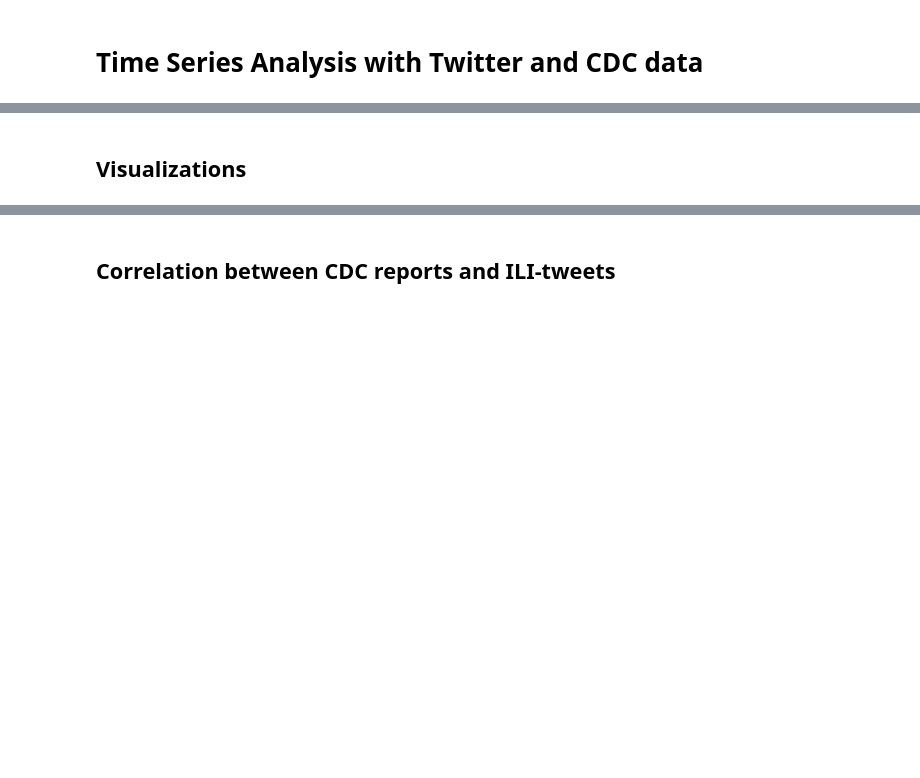
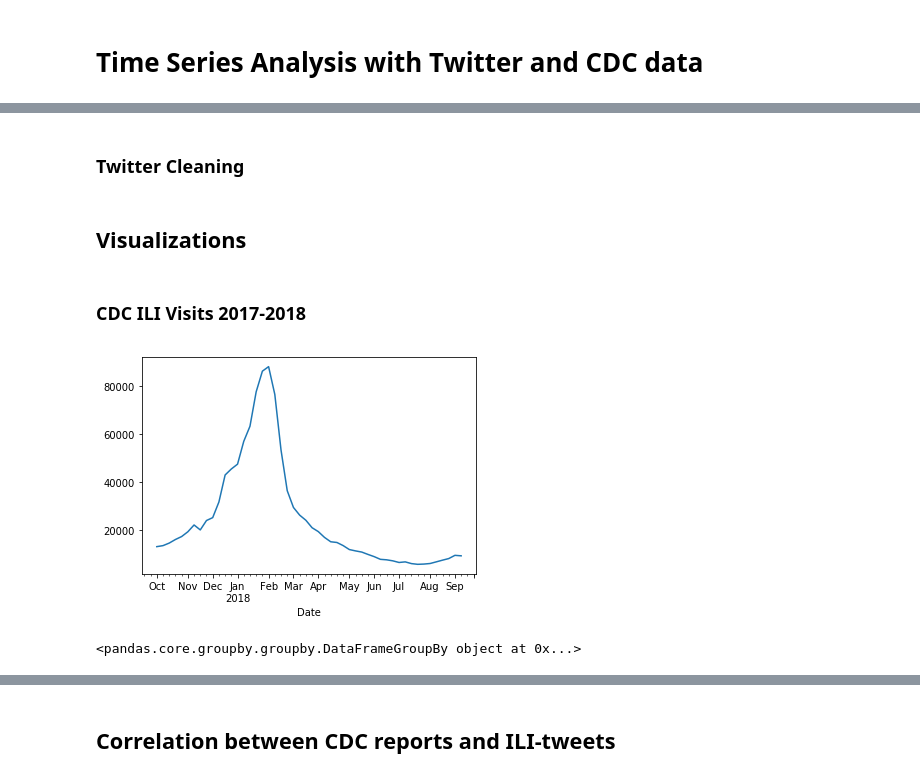
Before and after one commit to paulinaczheng/twitter_flu_tracking, a Jupyter notebook: Extended Analysis Pipeline.ipynb, the cells around one changed output, grey strips where cells are left out. Drawn from its saved outputs; the diff is of its cells as text; code cells hidden in the pictures; blank space fills up the shorter version.

Commit message:
fix roc curves for mvp/add visualizations for time-series

```diff
--- a/Extended Analysis Pipeline.ipynb
+++ b/Extended Analysis Pipeline.ipynb
@@ -25,0 +18,11 @@ df.head()
+# %%
+#http://www.cs.uml.edu/~bliu/pub/CPNS_2011.pdf
+cdc_df = pd.read_csv('FluViewPhase2Data/ILINet.csv')
+cdc_df.reset_index(inplace=True) # Resets the index, makes factor a column
+cdc_df.drop('PERCENTAGE OF VISITS FOR INFLUENZA-LIKE-ILLNESS REPORTED BY SENTINEL PROVIDERS',axis=1,inplace=True) # drop factor from axis 1 and make changes permanent by inplace=True
+cdc_df.columns = cdc_df.iloc[0]
+cdc_df = cdc_df.iloc[1:]
+print(cdc_df.columns)
+cdc_df = cdc_df.drop(['REGION TYPE', 'REGION', 'AGE 0-4', 'AGE 25-49', 'AGE 25-64', 'AGE 5-24',
+       'AGE 50-64', 'AGE 65', 'NUM. OF PROVIDERS'], axis=1)
+cdc_df
@@ -25,0 +51,6 @@ df.head()
+# %%
+cdc_df["Date"] = pd.to_datetime(cdc_df.WEEK.astype(str)+
+                          cdc_df.YEAR.astype(str).add('-1') ,format='%W%Y-%w')
+cdc_df.set_index(cdc_df['Date'], inplace=True)
+cdc_df.drop(['Date', 'YEAR', 'WEEK', '% WEIGHTED ILI', '%UNWEIGHTED ILI'], axis=1, inplace=True)
+cdc_df['ILITOTAL'] = cdc_df['ILITOTAL'].astype('int64')
@@ -26,3 +78,5 @@ df.head()
+# %% [markdown]
+### Twitter Cleaning
 # %%
 #will need to delete retweets, tweets from the same user within a week (not a new case)
 #normalize scale of CDC visits and tweets
@@ -30,10 +84,15 @@ df.head()
 ## Visualizations
 # %%
 #include framework model here -- tracking influenza-like illness
+# %% [markdown]
+### CDC ILI Visits 2017-2018
 # %%
 #show distribution (count of flu-related tweets) over time
 #https://github.com/learn-co-students/ds-ts-visualize_ts-nyc-career-ds-062518/tree/solution
 #need Pandas Series with date and tweet count per date
 #overlay with CDC data to see how it corresponds -- have dropdown menu
-series_name.plot(figsize = (20,6))
+cdc_df.plot()
+plt.legend().set_visible(False)
 plt.show()
+# %% [output]
+[figure, added]
@@ -42,4 +99,6 @@ plt.show()
 # %%
-#maybe heat map by month and days
-plt.matshow(months_df, interpolation=None, aspect='auto', cmap=plt.cm.Spectral_r)
-plt.show()
+#maybe heat map by month and week
+# plt.matshow(cdc_df, interpolation=None, aspect='auto', cmap=plt.cm.Spectral_r)
+# plt.show()
+# %% [output]
+<pandas.core.groupby.groupby.DataFrameGroupBy object at 0x...>
```
Also changed, not shown: parts of 14 cells of this notebook, 2 other files.
